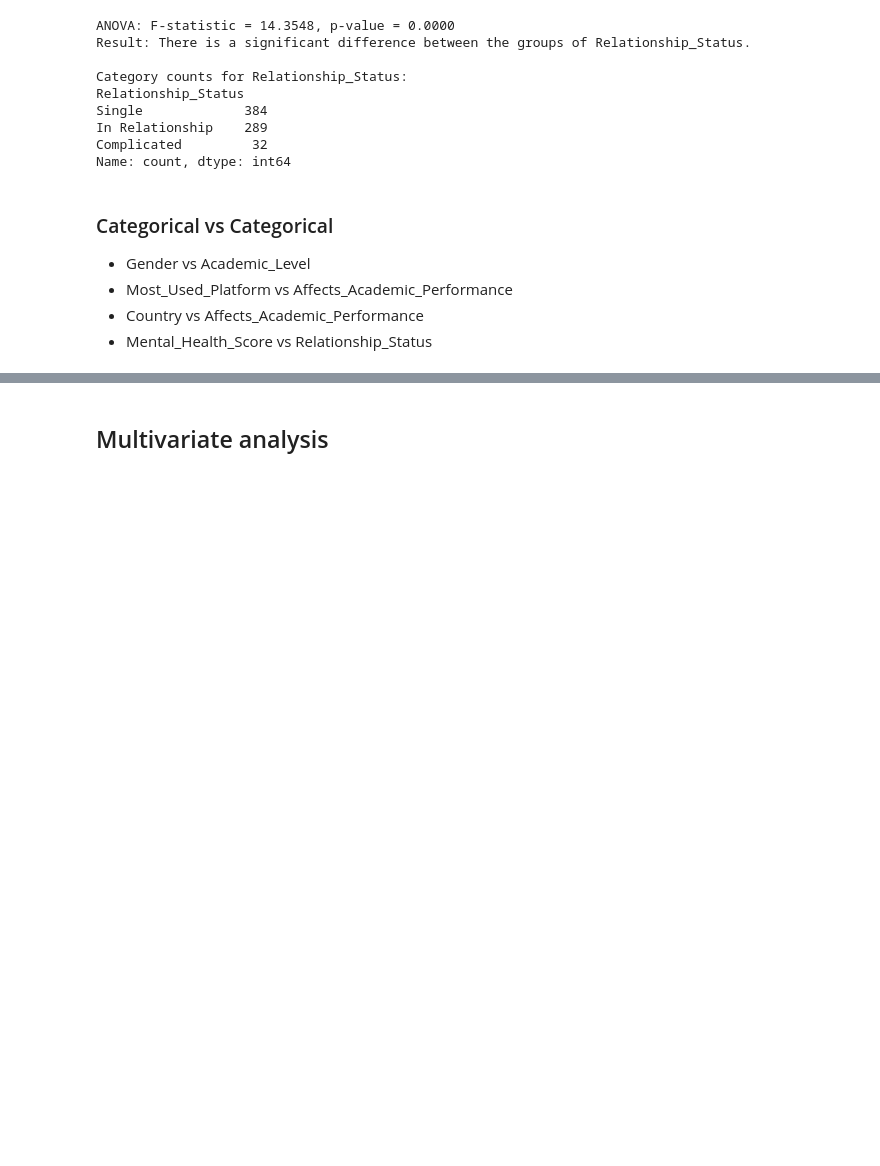
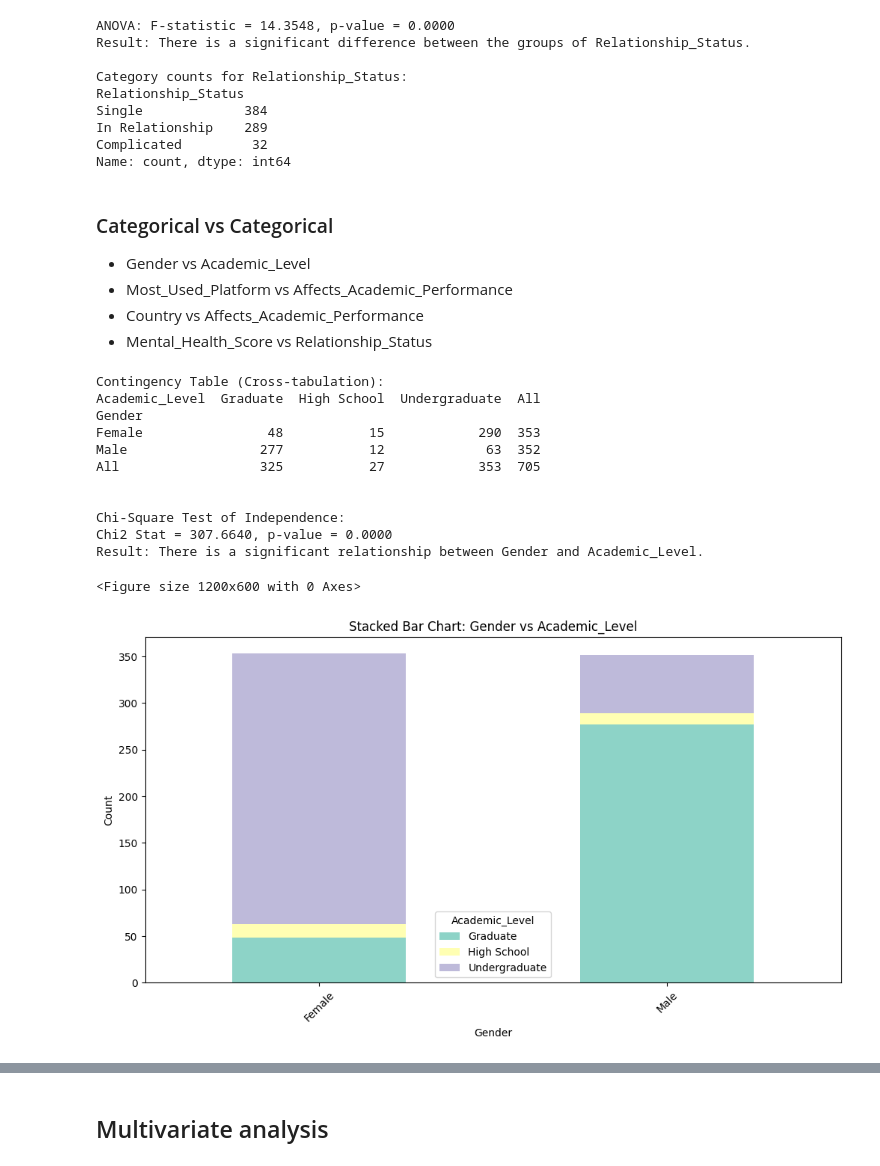
Before and after one commit to aliasgharmirhshai/social-media-addiction, a Jupyter notebook: main.ipynb, the cells around one changed output, grey strips where cells are left out. Cells and saved outputs as stored; diff of their text form; code cells hidden in the pictures; blank space fills up the shorter version.

```diff
--- a/main.ipynb
+++ b/main.ipynb
@@ -584,0 +646,18 @@ Name: count, dtype: int64
+# %%
+# Gender vs Academic_Level
+
+categorical_vs_categorical_analysis(df, 'Gender', 'Academic_Level', save_plot=True, plot_path='./plots/bivariate_analysis/categorical_vs_categorical')
+# %% [output]
+Contingency Table (Cross-tabulation):
+Academic_Level  Graduate  High School  Undergraduate  All
+Gender
+Female                48           15            290  353
+Male                 277           12             63  352
+All                  325           27            353  705
+
+
+Chi-Square Test of Independence:
+Chi2 Stat = 307.6640, p-value = 0.0000
+Result: There is a significant relationship between Gender and Academic_Level.
+<Figure size 1200x600 with 0 Axes>
+[figure, added]
```
Also changed, not shown: parts of 5 cells of this notebook, 9 other files.
